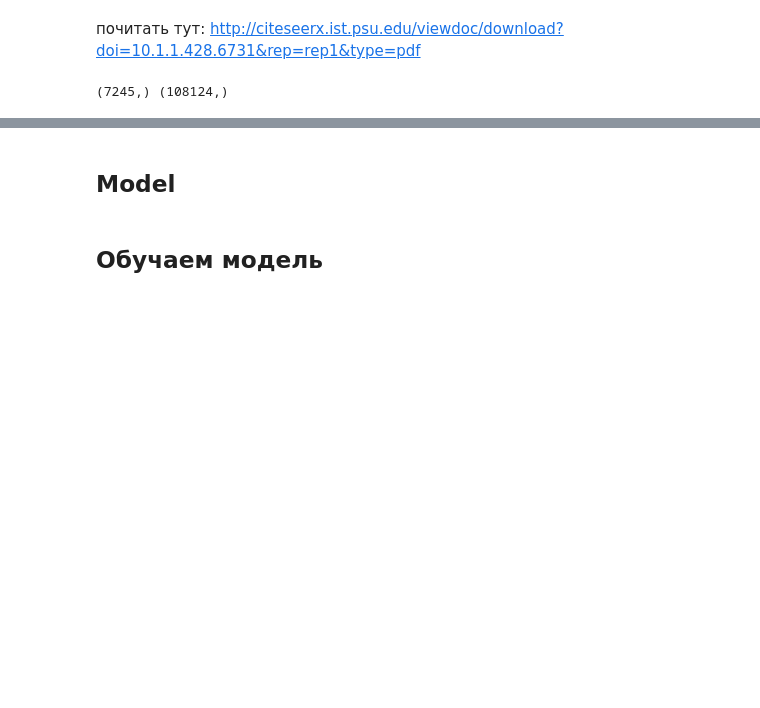
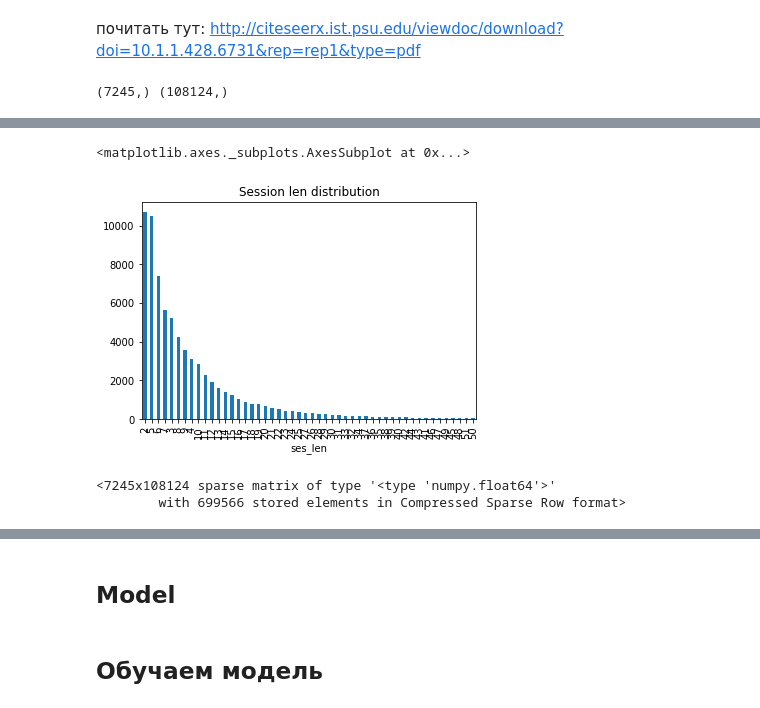
Before and after one commit to Dju999/NeuroHydra, a Jupyter notebook: NeuroHydra.ipynb, the cells around one changed output, grey strips where cells are left out. Saved outputs shown, nothing was run; the diff lists cells and outputs as text; code cells hidden in the pictures; blank space fills up the shorter version.

```diff
--- a/NeuroHydra.ipynb
+++ b/NeuroHydra.ipynb
@@ -14,9 +14,9 @@ print 'train samle len: {}\n{}'.format(raw_watch.shape[0], '-'*20)
 # аггрегируем сессии смотрения пользователей
 USER_SESSIONS = (raw_watch.groupby('user_index')['item_id'].apply(np.array).apply(np.unique))
 # важный момент - удаляем сессии, где меньше двух просмотров контента, т.к. на них нельзя обучится
-USER_SESSIONS = USER_SESSIONS[USER_SESSIONS.apply(len) > 1]
-print USER_SESSIONS.head(2)
-print 'uniq users: {}'.format(USER_SESSIONS.shape[0])
+LEARN_SAMPLE = USER_SESSIONS[USER_SESSIONS.apply(len) > 1]
+print LEARN_SAMPLE.head(2)
+print 'uniq users: {}'.format(LEARN_SAMPLE.shape[0])
 # %% [output]
    user_index     item_id
 0  1677306600  2011099417
@@ -48,22 +58,23 @@ print content.shape, users.shape
 # %% [output]
 (7245,) (108124,)
 # %%
+%%time
 # сессии смотрения
-USER_SESSIONS = USER_SESSIONS.reset_index()
+LEARN_SAMPLE = LEARN_SAMPLE.reset_index()
 # длина сессии смотрения (потом пригодится для контроля)
-USER_SESSIONS['ses_len'] = USER_SESSIONS.apply(lambda x: x[1].shape[0] ,axis=1)
+LEARN_SAMPLE['ses_len'] = LEARN_SAMPLE.apply(lambda x: x[1].shape[0] ,axis=1)
 # по столбцам - идентификаторы пользователей
-USER_SESSIONS['user_ind'] = USER_SESSIONS.apply(lambda x: tuple(np.ones(x[2])*x[0]), axis=1)
+LEARN_SAMPLE['user_ind'] = LEARN_SAMPLE.apply(lambda x: tuple(np.ones(x[2])*x[0]), axis=1)
 # индексы строк
-user_ind = np.concatenate(USER_SESSIONS.user_ind.values, axis=0) # идентификаторы пользователей
+user_ind = np.concatenate(LEARN_SAMPLE.user_ind.values, axis=0) # идентификаторы пользователей
 sparse_users = [user_index[i] for i in user_ind]
 # индексы столбцов
-content_ind = np.concatenate(USER_SESSIONS.item_id.values, axis=0)
+content_ind = np.concatenate(LEARN_SAMPLE.item_id.values, axis=0)
 sparse_content = [content_index[i] for i in content_ind]
 # сохраняем константы для матрицы просмотров
 CONTENT_NUM = len(content_index)
 USER_NUM =  len(user_index)
-SESSIONS_NUM = USER_SESSIONS['ses_len'].sum()
+SESSIONS_NUM = LEARN_SAMPLE['ses_len'].sum()
 print 'CONTENT_NUM = {},USER_NUM = {},SESSIONS_NUM = {}'.format(CONTENT_NUM, USER_NUM, SESSIONS_NUM)
 # %% [output]
 CONTENT_NUM = 7245,USER_NUM = 108124,SESSIONS_NUM = 699566
@@ -70,7 +83,21 @@ CONTENT_NUM = 7245,USER_NUM = 108124,SESSIONS_NUM = 699566
+# %%
+%matplotlib inline
+# построим распределение пользователей по длине сессии
+LEARN_SAMPLE.groupby(['ses_len'])['user_index']\
+        .agg('count')\
+        .sort_values(ascending=False).head(50)\
+        .plot(kind = 'bar', title = 'Session len distribution')
+# %% [output]
+<matplotlib.axes._subplots.AxesSubplot at 0x...>
+[figure, added]
 # %%
 # формируем матрицу просмотров
 from scipy import sparse
+from sklearn.preprocessing import binarize
 V = sparse.csr_matrix((np.ones( SESSIONS_NUM ),\
                       (sparse_content, sparse_users)),\
                       shape=(CONTENT_NUM , USER_NUM))
 V
+# %% [output]
+<7245x108124 sparse matrix of type '<type 'numpy.float64'>'
+        with 699566 stored elements in Compressed Sparse Row format>
```
Also changed, not shown: parts of 8 cells of this notebook.
